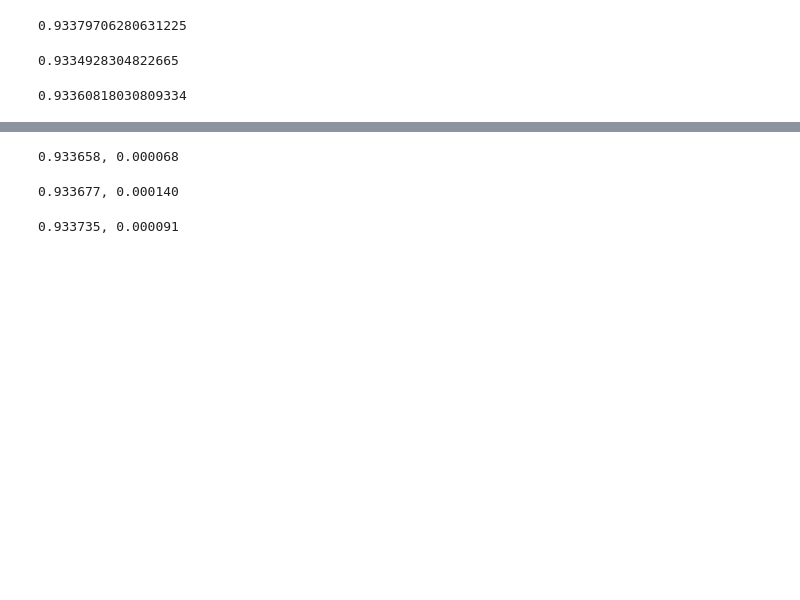
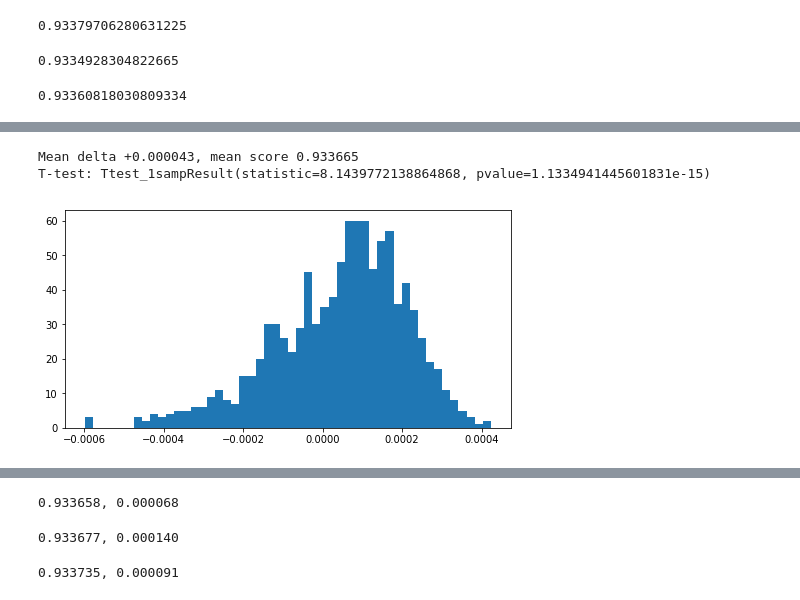
Before and after one commit to lopuhin/kaggle-amazon-2017, a Jupyter notebook: notebooks/heuristics.ipynb, the cells around one changed output, grey strips where cells are left out. Cells and saved outputs as stored; diff of their text form; code cells hidden in the pictures; blank space fills up the shorter version.

```diff
--- a/notebooks/heuristics.ipynb
+++ b/notebooks/heuristics.ipynb
@@ -254,0 +251,6 @@ T-test: Ttest_1sampResult(statistic=-5.2084247499210914, pvalue=2.31248025120233
+# %%
+check_weather(valid_pred_8, 0.8, 0.8)
+# %% [output]
+Mean delta +0.000043, mean score 0.933665
+T-test: Ttest_1sampResult(statistic=8.1439772138864868, pvalue=1.1334941445601831e-15)
+[figure, added]
```
Also changed, not shown: parts of 32 cells of this notebook.
